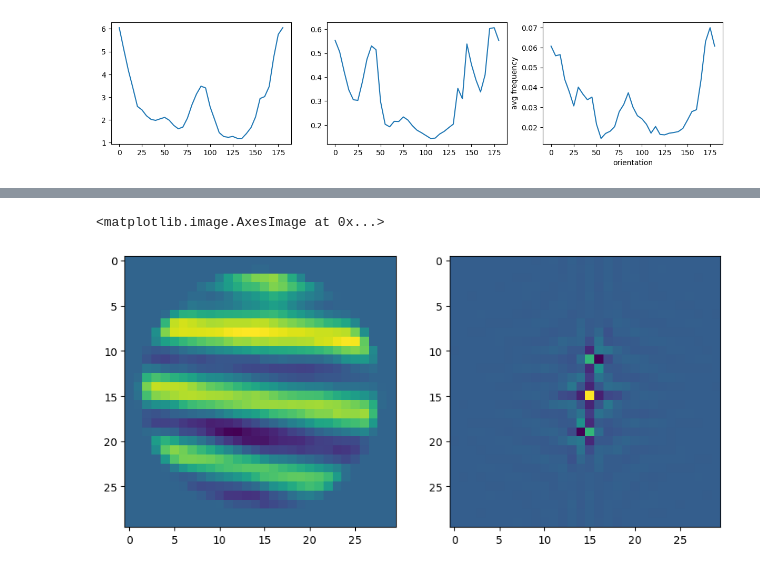
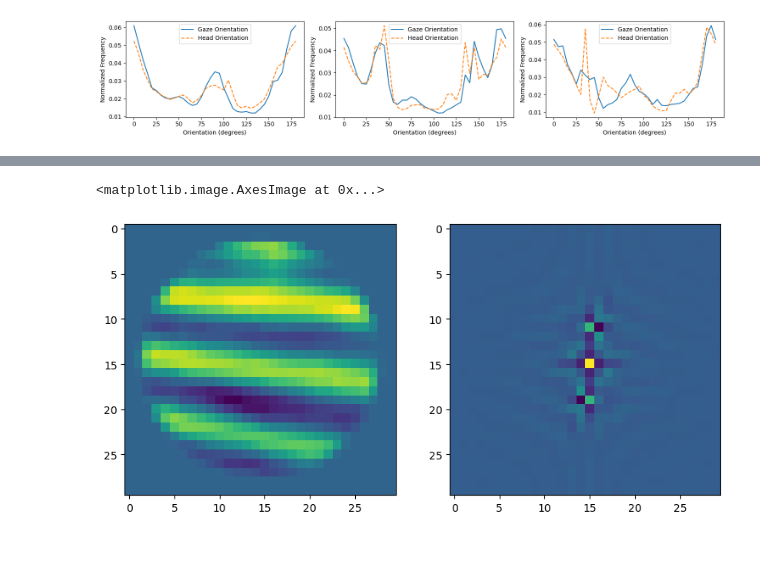
Before and after one commit to BonnenLab/U19-preliminary-data-analysis, a Jupyter notebook: simple-image-stats-mouse.ipynb, the cells around one changed output, grey strips where cells are left out. Saved outputs shown, nothing was run; the diff lists cells and outputs as text; code cells hidden in the pictures.

```diff
--- a/simple-image-stats-mouse.ipynb
+++ b/simple-image-stats-mouse.ipynb
@@ -201,10 +161,43 @@ orientation = np.stack(all_hists)
+# %%
+hists_gaze = []
+
+for ii in tqdm(range(frames_gaze_centered.shape[0])):
+    hists = girshick_orientation_counts(frames_gaze_centered[ii],3)
+    hists_gaze.append(np.array(hists))
+
+orientation_gaze = np.stack(hists_gaze)
+
+
+hists_head = []
+
+for ii in tqdm(range(frames_head_centered.shape[0])):
+    hists = girshick_orientation_counts(frames_head_centered[ii],3)
+    hists_head.append(np.array(hists))
+
+orientation_head = np.stack(hists_head)
 # %%
-# average orientation statistics at 3 spatial scales
-mean_oris = orientation.mean(axis=0)
-fig, ax = plt.subplots(1, 3,figsize=(15, 3))
+# average orientation statistics at 3 spatial scales for gaze and head orientations
+mean_oris = orientation_gaze.mean(axis=0)
+mean_head_oris = orientation_head.mean(axis=0)
+
+# Normalizing the frequencies so their sums equal 1 at each spatial scale
+norm_mean_oris = mean_oris / mean_oris.sum(axis=1)[:, np.newaxis]
+norm_mean_head_oris = mean_head_oris / mean_head_oris.sum(axis=1)[:, np.newaxis]
+
+# Setting up plots to show data at 3 spatial scales for normalized gaze and head orientations
+fig, ax = plt.subplots(1, 3, figsize=(15, 3))
+x_values = np.linspace(0, 180, 37)  # Orientation angle range from 0 to 180 degrees split into 37 parts
 for ii in range(3):
-    ax[ii].plot(np.linspace(0,180,37),mean_oris[ii])
-    plt.xlabel('orientation')
-    plt.ylabel('avg frequency')
+    # Plotting the normalized average gaze orientation
+    ax[ii].plot(x_values, norm_mean_oris[ii], label='Gaze Orientation')
+
+    # Plotting the normalized average head orientation with a different line style
+    ax[ii].plot(x_values, norm_mean_head_oris[ii], label='Head Orientation', linestyle='--')
+    ax[ii].set_xlabel('Orientation (degrees)')
+    ax[ii].set_ylabel('Normalized Frequency')
+    ax[ii].legend()  # Adding a legend to distinguish between the gaze and head orientation plots
+
+plt.tight_layout()  # Adjust layout to prevent overlap of plot elements
+plt.show()
 # %% [output]
-[figure, old version]
+[figure, new version]
```
Also changed, not shown: parts of 10 cells of this notebook, 2 other files.
